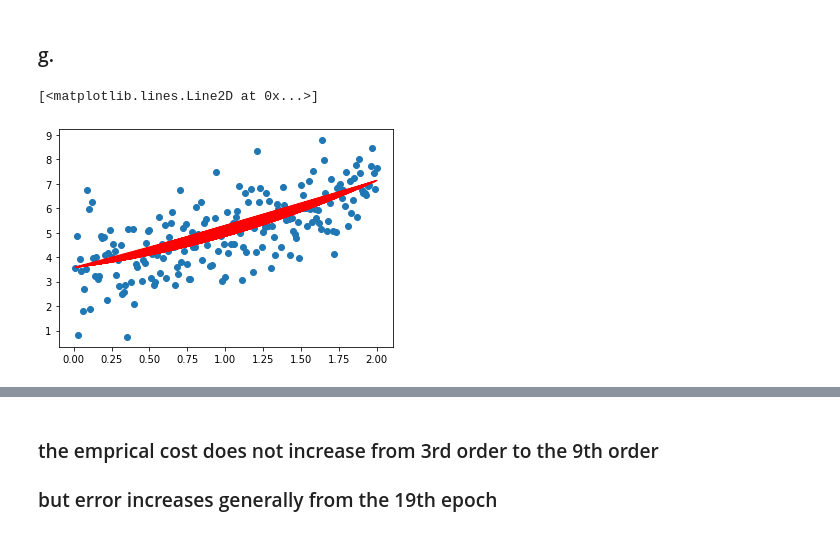
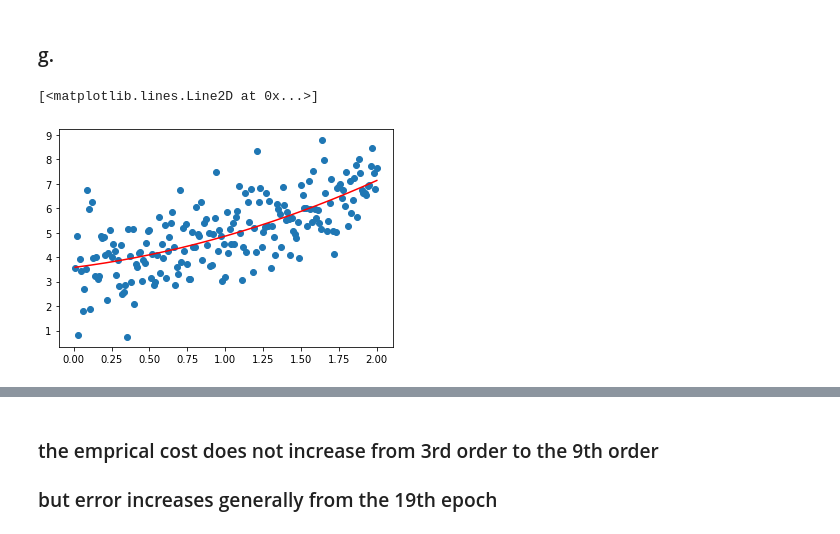
Before and after one commit to Emrys-Hong/SUTD-machine-learning-hw, a Jupyter notebook: Q2.ipynb, the cells around one changed output, grey strips where cells are left out. Saved outputs shown, nothing was run; the diff lists cells and outputs as text; code cells hidden in the pictures.

```diff
--- a/Q2.ipynb
+++ b/Q2.ipynb
@@ -149,7 +149,8 @@ def PolyRegress(x_1d, y, n):
 w, loss, x_order = PolyRegress(x[:, 0], y, 2)
 # %%
 plt.scatter(x[:, 0], y)
-plt.plot(x[:, 0], np.dot(x_order, w), 'r')
+x_order = x_order[np.argsort(x_order[:,1])]
+plt.plot(x_order[:, 1], np.dot(x_order, w), 'r')
 # %% [output]
 [<matplotlib.lines.Line2D at 0x...>]
-[figure, old version]
+[figure, new version]
```
Also changed, not shown: parts of 6 cells of this notebook.
